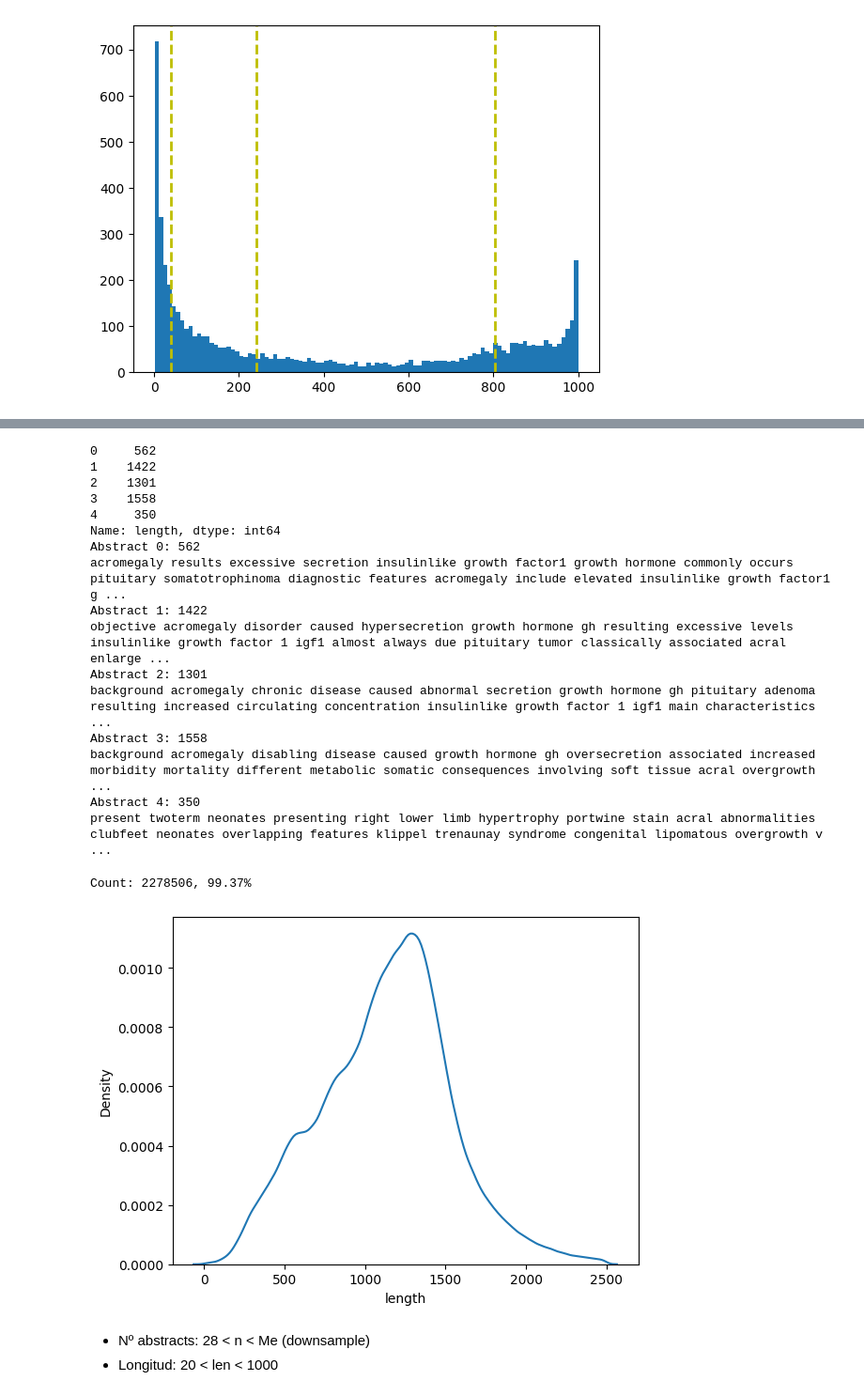
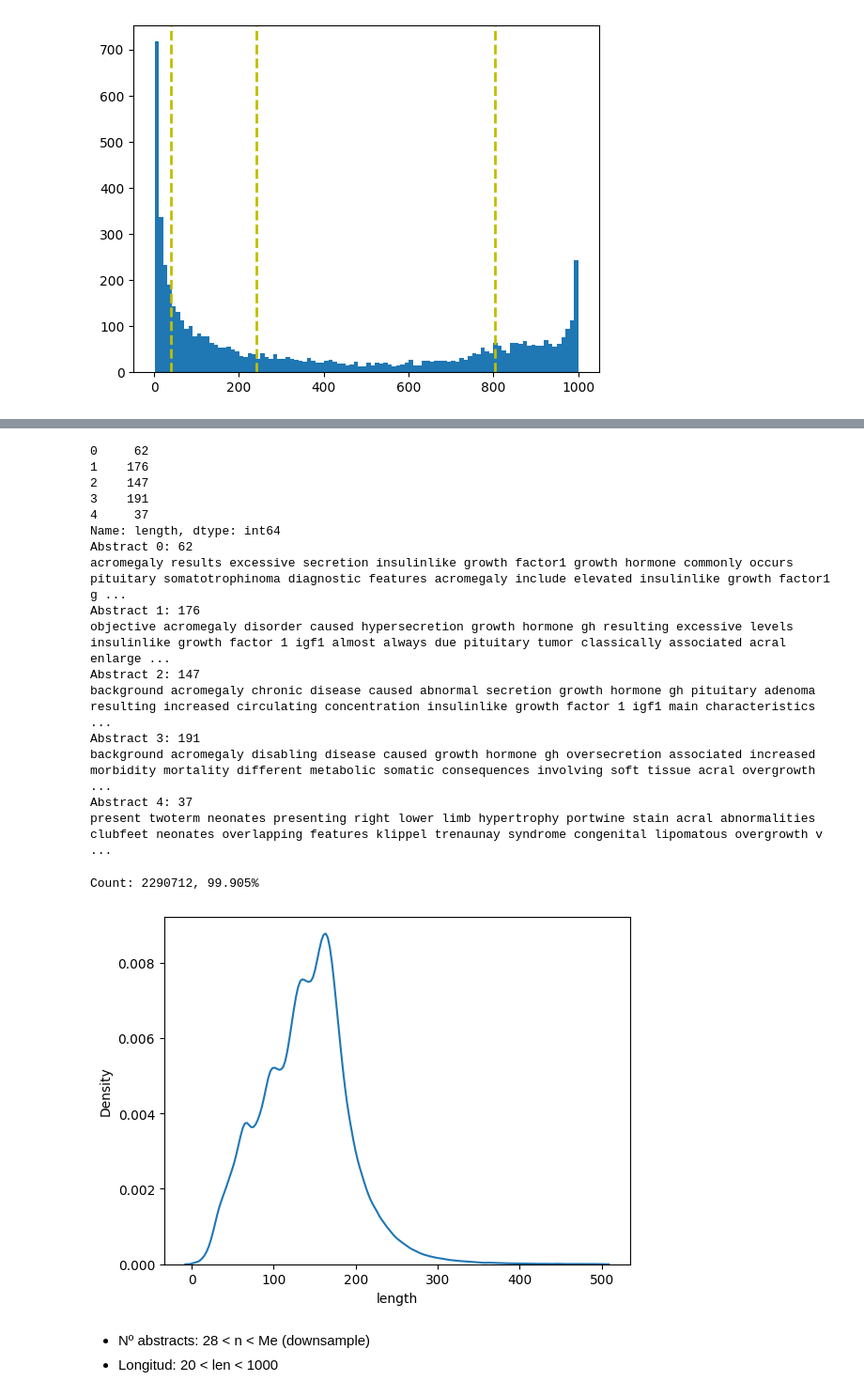
Before and after one commit to DgoMndez/DL-patogen-colab-DIIC, a Jupyter notebook: src/preprocessing/abstracts-sda.ipynb, the cells around one changed output, grey strips where cells are left out. Shown at 94% size. Cells and saved outputs as stored; diff of their text form; code cells hidden in the pictures.

```diff
--- a/src/preprocessing/abstracts-sda.ipynb
+++ b/src/preprocessing/abstracts-sda.ipynb
@@ -54,8 +54,8 @@ from sklearn.utils import resample
 # %%
 # 1. Load abstracts and index data
 
-NAME_ABSTRACTS = "abstracts-13-05-clean"
-NAME_INDEX = "index-13-05-clean"
+NAME_ABSTRACTS = "abstracts-22-05-clean"
+NAME_INDEX = "index-22-05-clean"
 NAME_PHEN = "phenotypes_nz_10"
 
 PATH_ABSTRACTS_CSV = PATH_ABSTRACTS + '/' + NAME_ABSTRACTS + ".csv"
@@ -175,30 +219,30 @@ for index, row in df.iterrows():
     print(row['clean_abstract'])
     i += 1
 # %% [output]
-0     562
-1    1422
-2    1301
-3    1558
-4     350
+0     62
+1    176
+2    147
+3    191
+4     37
 Name: length, dtype: int64
-Abstract 0: 562
+Abstract 0: 62
 acromegaly results excessive secretion insulinlike growth factor1 growth hormone commonly occurs pituitary somatotrophinoma diagnostic features acromegaly include elevated insulinlike growth factor1 g ...
-Abstract 1: 1422
+Abstract 1: 176
 objective acromegaly disorder caused hypersecretion growth hormone gh resulting excessive levels insulinlike growth factor 1 igf1 almost always due pituitary tumor classically associated acral enlarge ...
-Abstract 2: 1301
+Abstract 2: 147
 background acromegaly chronic disease caused abnormal secretion growth hormone gh pituitary adenoma resulting increased circulating concentration insulinlike growth factor 1 igf1 main characteristics  ...
-Abstract 3: 1558
+Abstract 3: 191
 background acromegaly disabling disease caused growth hormone gh oversecretion associated increased morbidity mortality different metabolic somatic consequences involving soft tissue acral overgrowth  ...
-Abstract 4: 350
+Abstract 4: 37
 present twoterm neonates presenting right lower limb hypertrophy portwine stain acral abnormalities clubfeet neonates overlapping features klippel trenaunay syndrome congenital lipomatous overgrowth v ...
 # %%
-df2 = dfPapers[dfPapers['length'] <= 2500]
+df2 = dfPapers[dfPapers['length'] <= 500]
 count2 = df2.shape[0]
 sns.kdeplot(df2['length'])
-print(f"Count: {count2}, {count2/n*100:.2f}%")
+print(f"Count: {count2}, {count2/n*100:.3f}%")
 # %% [output]
-Count: 2278506, 99.37%
+Count: 2290712, 99.905%
-[figure, old version]
+[figure, new version]
 # %% [markdown]
 * Nº abstracts: 28 < n < Me (downsample)
 * Longitud: 20 < len < 1000
```
Also changed, not shown: parts of 27 cells of this notebook, 1 other file.
